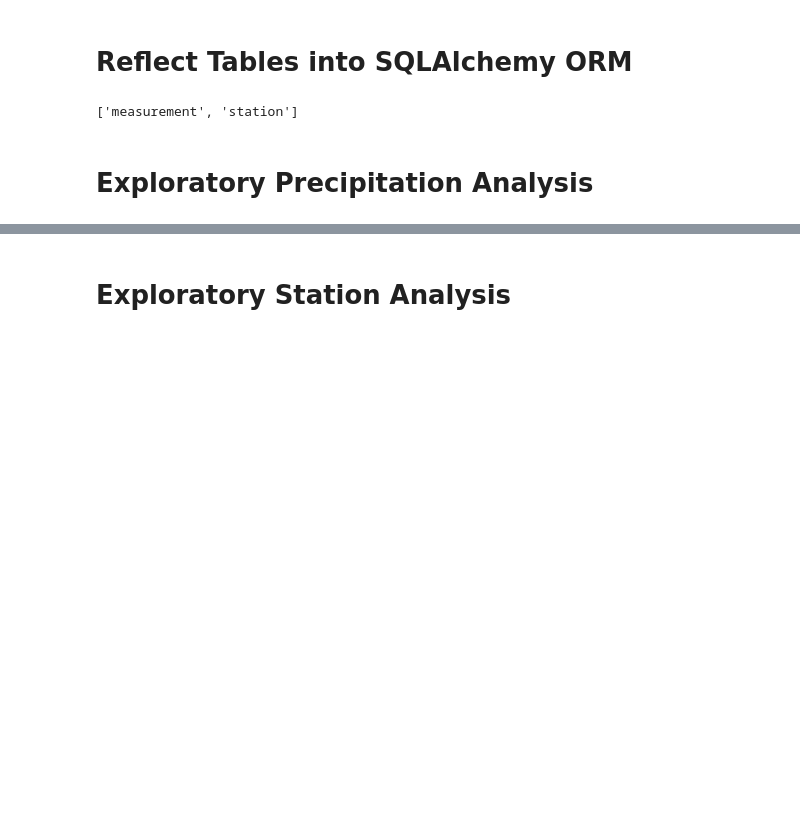
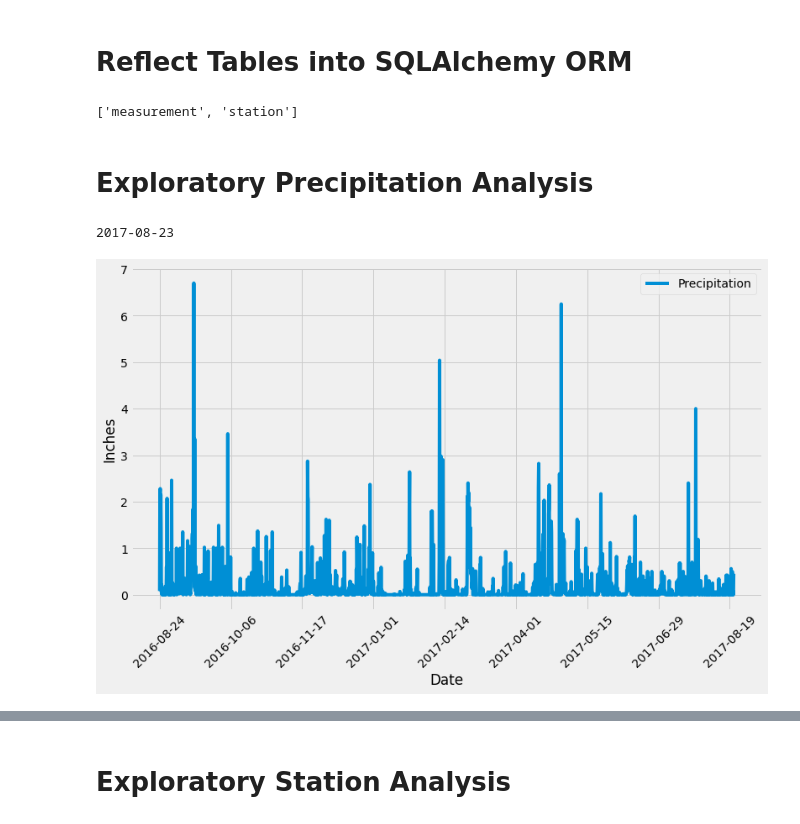
Before and after one commit to malejandrasalgado/sqlalchemy-challenge, a Jupyter notebook: climate_starter.ipynb, the cells around one changed output, grey strips where cells are left out. Drawn from its saved outputs; the diff is of its cells as text; code cells hidden in the pictures; blank space fills up the shorter version.

```diff
--- a/climate_starter.ipynb
+++ b/climate_starter.ipynb
@@ -70,8 +71,8 @@ Base.classes.keys()
 ['measurement', 'station']
 # %%
 # Save references to each table
-measurement= Base.classes.measurement()
-station=Base.classes.station()
+Measurement = Base.classes.measurement
+Station = Base.classes.station
 # %%
 # Create our session (link) from Python to the DB
 session = Session(engine)
@@ -79,22 +80,42 @@ session = Session(engine)
 # Exploratory Precipitation Analysis
 # %%
 # Find the most recent date in the data set.
+last_date = session.query(Measurement.date).order_by(Measurement.date.desc()).first().date
+print(last_date)
+# %% [output]
+2017-08-23
 # %%
 # Design a query to retrieve the last 12 months of precipitation data and plot the results.
+
 # Starting from the most recent data point in the database.
+last_date = session.query(Measurement.date).order_by(Measurement.date.desc()).first().date
 
 # Calculate the date one year from the last date in data set.
-
+last_year = dt.datetime.strptime(last_date, '%Y-%m-%d') - dt.timedelta(days=365)
 
 # Perform a query to retrieve the data and precipitation scores
-
+precipitation = session.query(Measurement.date, Measurement.prcp).\
+    filter(Measurement.date >= last_year).\
+    order_by(Measurement.date).all()
 
 # Save the query results as a Pandas DataFrame and set the index to the date column
-
+precipitation_df = pd.DataFrame(precipitation, columns=['Date', 'Precipitation'])
+precipitation_df.set_index('Date', inplace=True)
+precipitation_df = precipitation_df.dropna()
 
 # Sort the dataframe by date
-
+precipitation_df.sort_values(by=['Date'], inplace=True, ascending=True)
 
 # Use Pandas Plotting with Matplotlib to plot the data
+ax = precipitation_df.plot().get_figure()
+figsize=(12, 3)
+plt.xlabel('Date')
+plt.ylabel('Inches')
+plt.legend(["Precipitation"])
+plt.legend(bbox_to_anchor=(1, 1))
+plt.xticks(rotation=45)
+plt.show()
+# %% [output]
+[figure, added]
 # %%
 # Use Pandas to calcualte the summary statistics for the precipitation data
```
Also changed, not shown: parts of 9 cells of this notebook.
